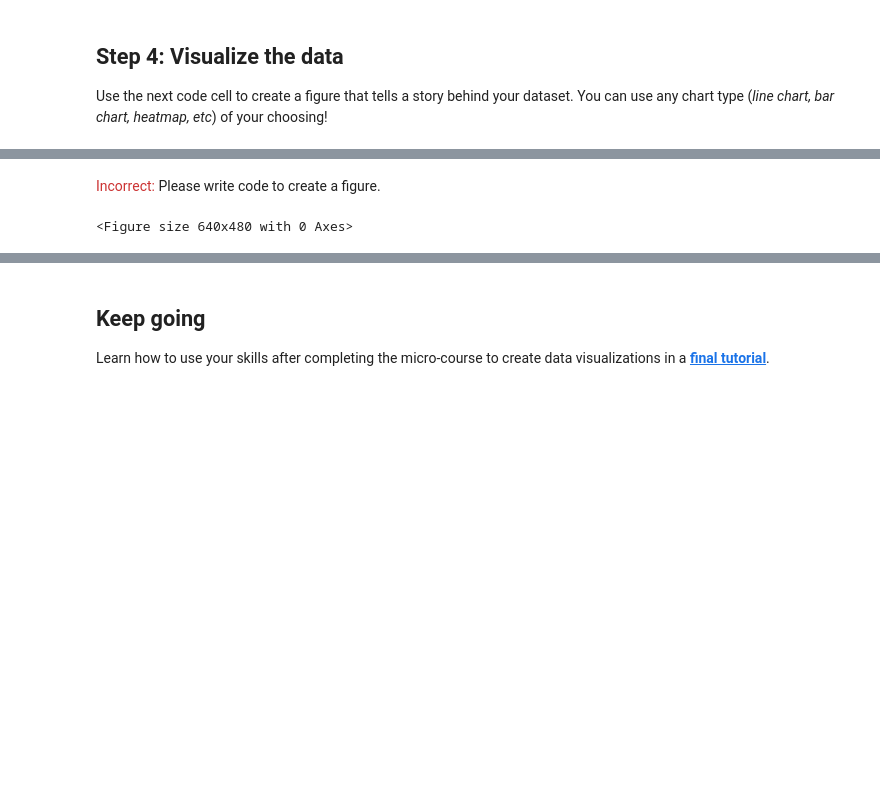
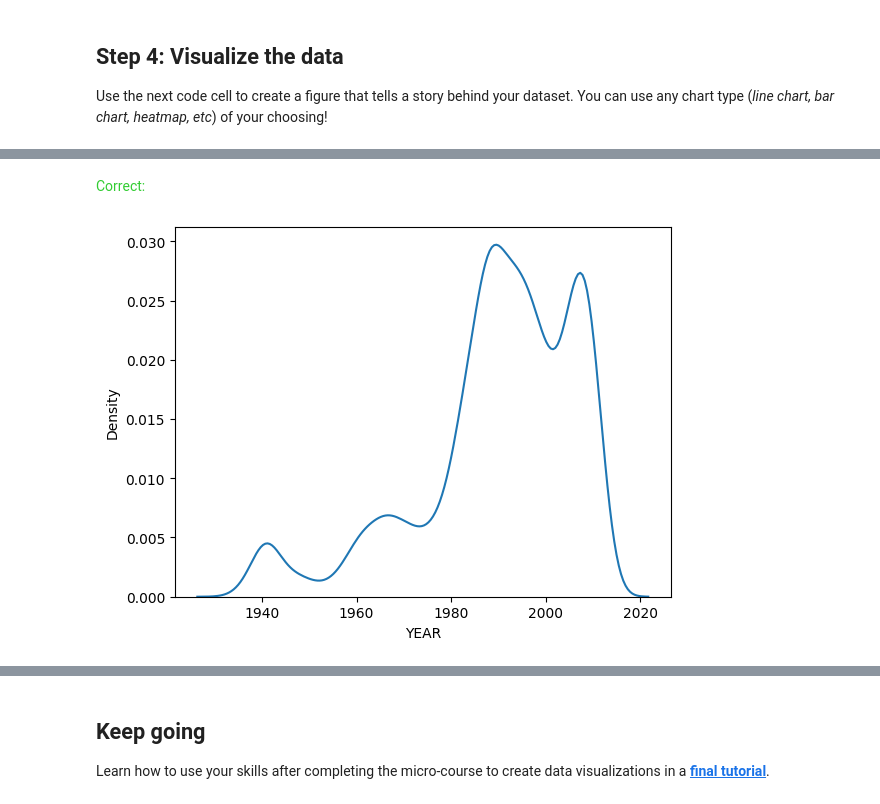
Before and after one commit to bimsi/kaggle-data-visualization, a Jupyter notebook: exercise-final-project.ipynb, the cells around one changed output, grey strips where cells are left out. Drawn from its saved outputs; the diff is of its cells as text; code cells hidden in the pictures; blank space fills up the shorter version.

```diff
--- a/exercise-final-project.ipynb
+++ b/exercise-final-project.ipynb
@@ -111,11 +111,11 @@ my_data.head()
 Use the next code cell to create a figure that tells a story behind your dataset.  You can use any chart type (_line chart, bar chart, heatmap, etc_) of your choosing!
 # %%
 # Create a plot
-____ # Your code here
+sns.kdeplot(my_data["YEAR"]) # Your code here
 
 # Check that a figure appears below
 step_4.check()
 # %% [output]
 [interactive output not drawn]
-<span style="color:#cc3333">Incorrect:</span> Please write code to create a figure.
+<span style="color:#33cc33">Correct:</span>
-<Figure size 640x480 with 0 Axes>
+[figure, added]
```
Also changed, not shown: parts of 1 cell of this notebook.
